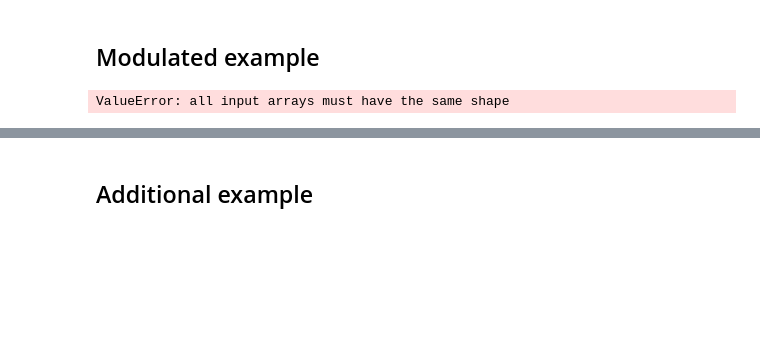
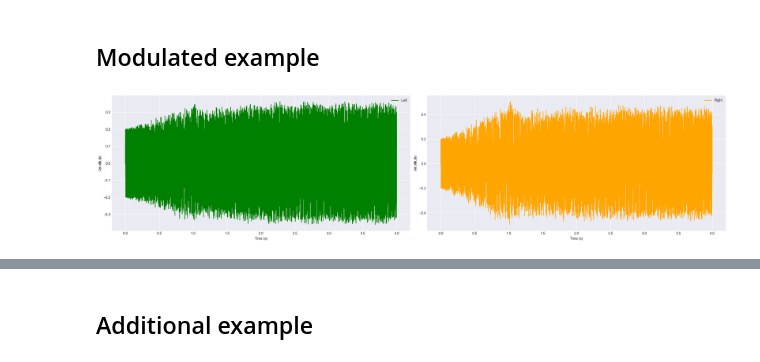
Before and after one commit to rasigle/sonicrack, a Jupyter notebook: examples/oscillators_v6_modulation.ipynb, the cells around one changed output, grey strips where cells are left out. Saved outputs shown, nothing was run; the diff lists cells and outputs as text; code cells hidden in the pictures; blank space fills up the shorter version.

Commit message:
Fix case when mono and stero inputs are combined.

```diff
--- a/examples/oscillators_v6_modulation.ipynb
+++ b/examples/oscillators_v6_modulation.ipynb
@@ -163,37 +163,44 @@ gen = WaveAdder(
     Chain(
         ModulatedOscillator(
             SawtoothOscillator(note_to_frequency("A4"), amplitude=0.8),
             SineOscillator(10, wave_range=(0.9, 1)),
             freq_mod=amp_mod,
         ),
         ModulatedVolume(ADSREnvelope(1)),
         Panner(0.3),
     ),
     Chain(
         ModulatedOscillator(
             SawtoothOscillator(note_to_frequency("C4"), amplitude=0.8),
             SineOscillator(10, wave_range=(0.9, 1)),
             freq_mod=amp_mod,
         ),
         ModulatedVolume(ADSREnvelope(1)),
         Panner(0.7),
     ),
     SineOscillator(note_to_frequency("C3")),
     stereo=True,
 )
 
 num_samples = DEFAULT_SAMPLE_RATE * 4
 duration = num_samples / DEFAULT_SAMPLE_RATE
 time = np.linspace(0, duration, num_samples)
-amplitude = gen.get_samples(num_samples)
+left, right = gen.get_samples(num_samples).T
 
-_, ax = plt.subplots(1, 1, figsize=(25, 6))
-ax.plot(time, amplitude)
-ax.set_xlabel("Time (s)")
-ax.set_ylabel("Amplitude")
+_, ax = plt.subplots(1, 2, figsize=(25, 6))
+ax[0].plot(time, left, label="Left", color="green")
+ax[0].set_xlabel("Time (s)")
+ax[0].set_ylabel("Amplitude")
+ax[0].legend()
+
+ax[1].plot(time, right, label="Right", color="orange")
+ax[1].set_xlabel("Time (s)")
+ax[1].set_ylabel("Amplitude")
+ax[1].legend()
 plt.tight_layout()
+plt.show()
 
-save_wave(amplitude)
+save_wave(left, right, filename="prelude.wav")
 display(Audio("prelude.wav", rate=DEFAULT_SAMPLE_RATE))
 # %% [output]
-ValueError: all input arrays must have the same shape
+[figure, added]
```
Also changed, not shown: parts of 1 cell of this notebook, 3 other files.
